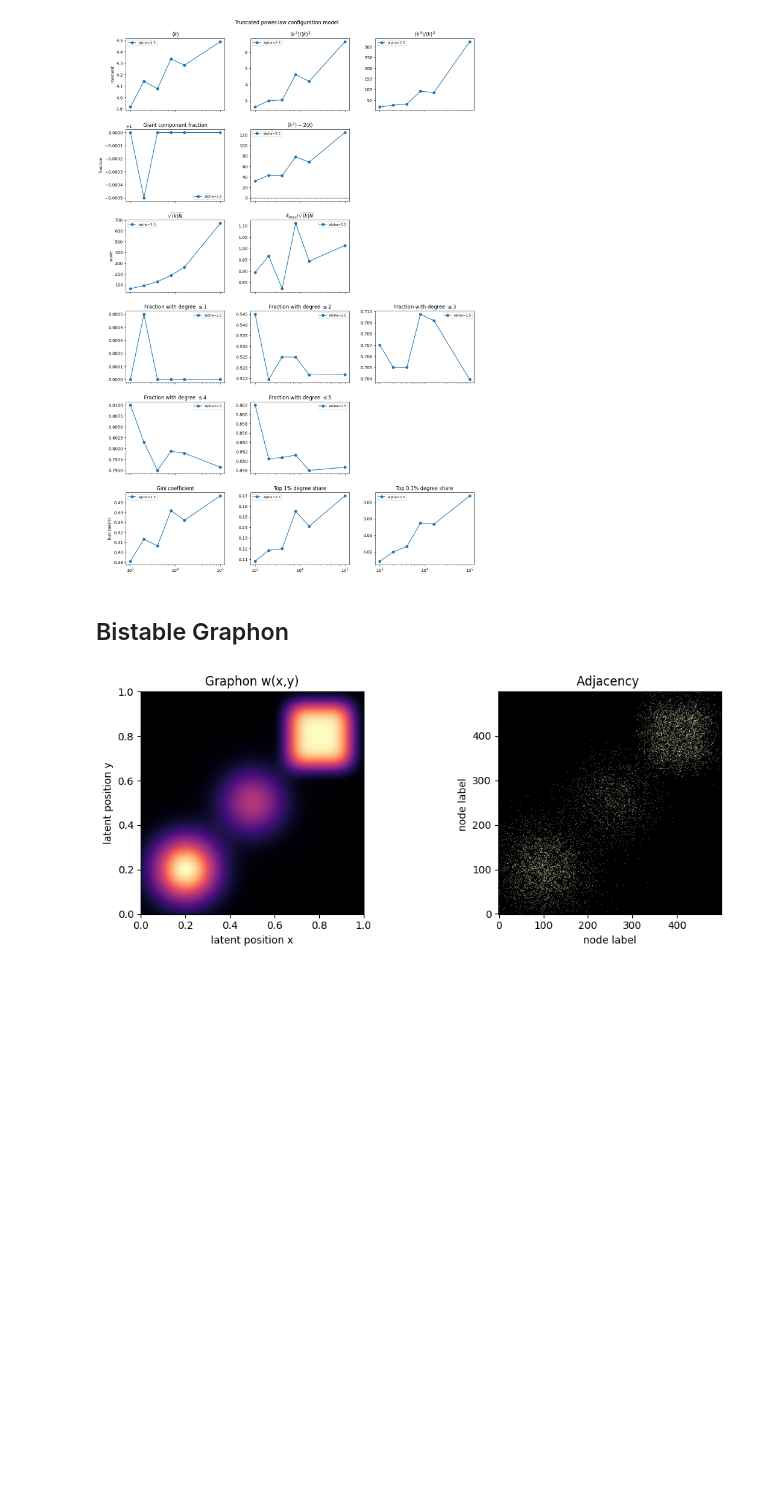
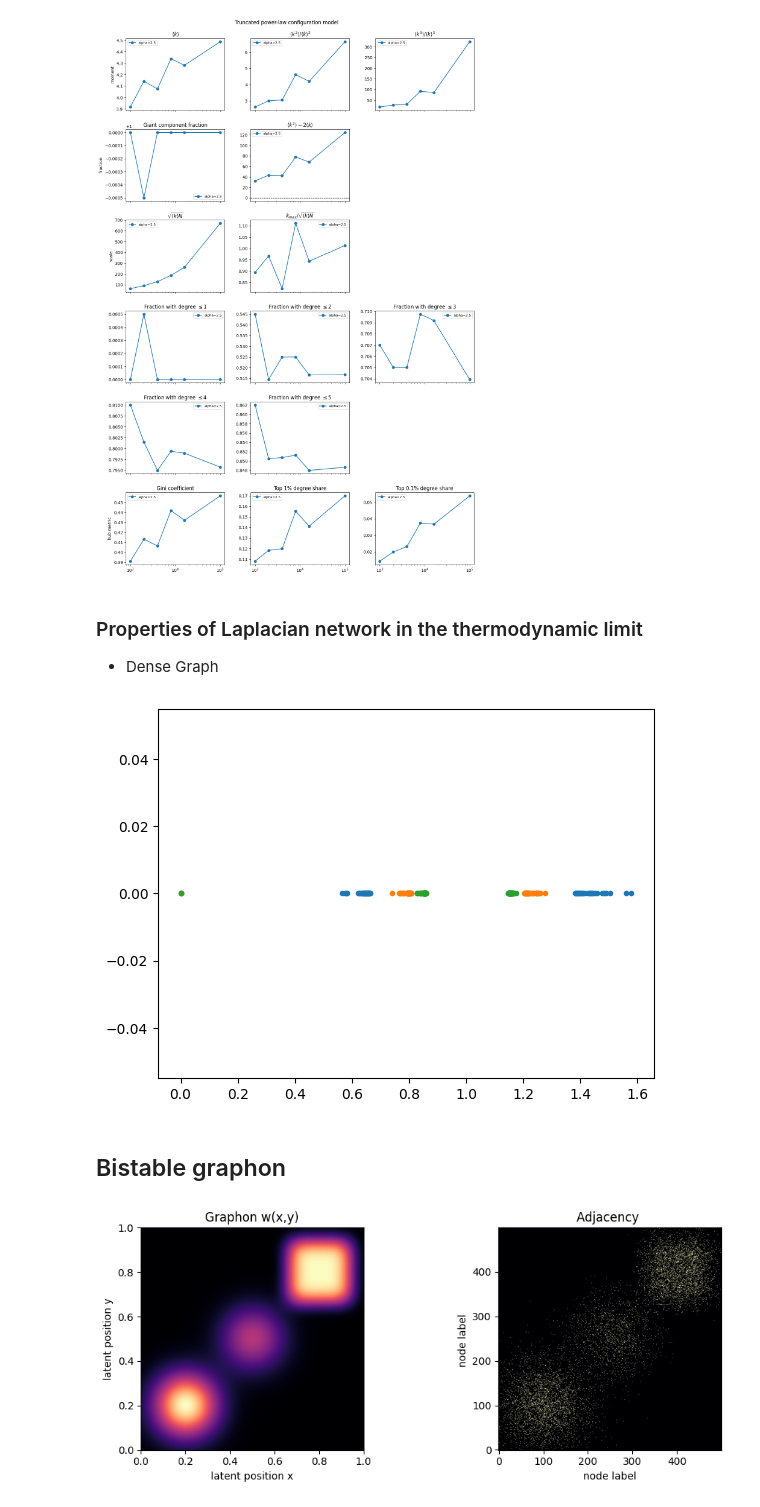
Before and after one commit to niccozagli/Dynamical_Systems_Networks, a Jupyter notebook: notebooks/prototyping/prototyping_networks.ipynb, the cells around one changed output. Saved outputs shown, nothing was run; the diff lists cells and outputs as text; code cells hidden in the pictures; blank space fills up the shorter version.

Commit message:
Just checked properties of Laplacian

```diff
--- a/notebooks/prototyping/prototyping_networks.ipynb
+++ b/notebooks/prototyping/prototyping_networks.ipynb
@@ -608,8 +608,50 @@ fig.tight_layout(pad=2)
 fig.savefig("../../figures/PowerLaw_SecondChoice_Alpha25.png",dpi=600)
 # %% [output]
 [figure]
+# %% [markdown]
+### Properties of Laplacian network in the thermodynamic limit
+
+- Dense Graph
+# %%
+from scipy.sparse import diags
+from scipy.sparse.linalg import eigsh
+network_name = "configuration_model"
+c = 0.05
+Ns = [1000, 5000,10_000]
+n_eigenvalues = 50
+
+records = []
+for N in Ns:
+    degree_distribution = {
+        'name' : "poisson",
+        'params' : {
+            'lambda' : c*N
+        }
+    }
+    network_params = {
+        'n' : N,
+        'degree_distribution': degree_distribution
+        }
+
+    build, params = get_network(network_name,network_params)
+    A = build(params)
+    degrees = A.sum(axis=1)
+    avg_degree = degrees.mean()
+    L = diags(degrees) - A
+    L = L / avg_degree
+    eigs , eigenvecs = eigsh(L,k=n_eigenvalues,which="BE")
+    records.append(eigs)
+# %%
+from matplotlib import pyplot as plt
+import numpy as np
+fig,ax = plt.subplots()
+for eigs, N in zip(records,Ns):
+    ax.plot(np.real(eigs),np.imag(eigs),'.',label=N)
+# ax.set_xticks(np.linspace(0,1,5));
+# %% [output]
+[figure, added]
 # %% [markdown]
-## Bistable Graphon
+## Bistable graphon
 # %%
 # Compare bistable graphon and sampled adjacency (sorted latent)
 import numpy as np
```
Also changed, not shown: 1 other file.
